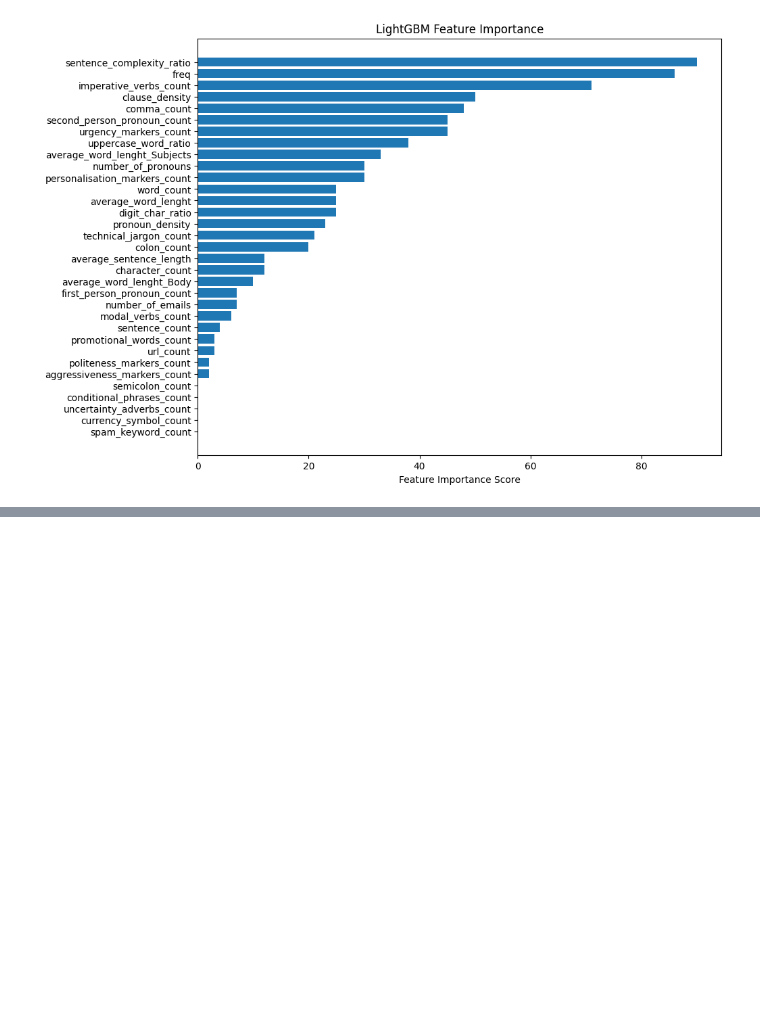
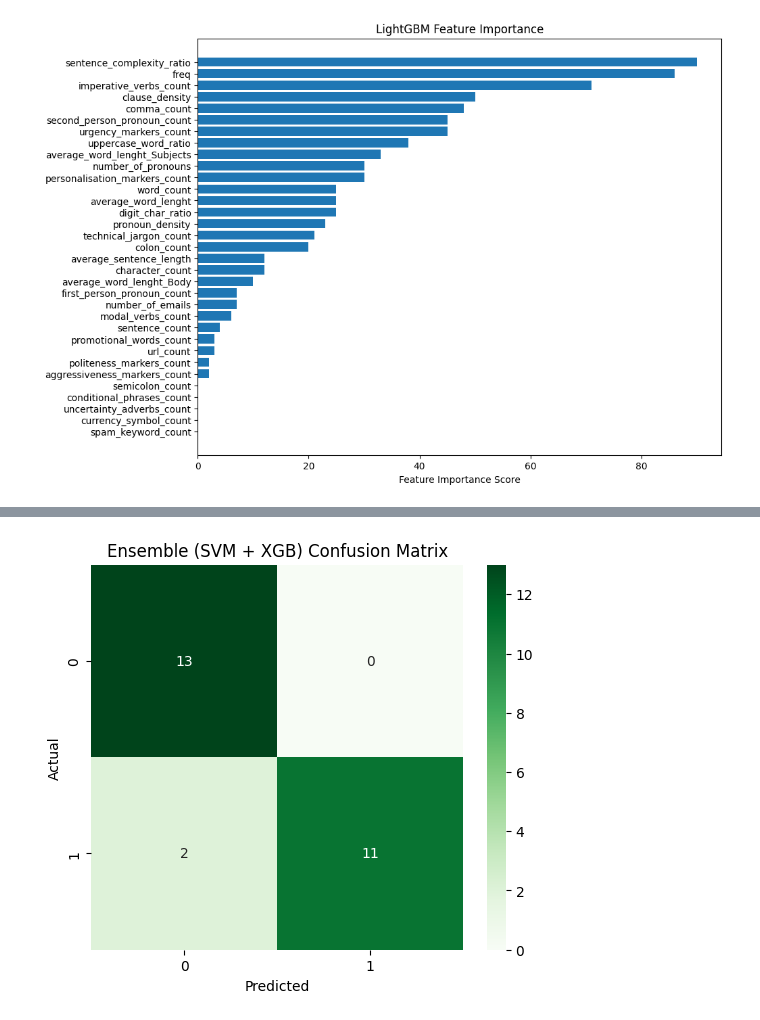
Before and after one commit to Keeta-Kimila/classification-model-that-email-between-Legitimate-or-Phishing, a Jupyter notebook: source_code/feature_extraction_and_model.ipynb, the cells around one changed output, grey strips where cells are left out. Cells and saved outputs as stored; diff of their text form; code cells hidden in the pictures; blank space fills up the shorter version.

```diff
--- a/source_code/feature_extraction_and_model.ipynb
+++ b/source_code/feature_extraction_and_model.ipynb
@@ -1337,0 +1384,96 @@ plt.show()
+# %%
+import xgboost as xgb
+from sklearn.pipeline import make_pipeline
+from sklearn.preprocessing import StandardScaler
+import joblib
+from sklearn.ensemble import VotingClassifier
+from sklearn.metrics import accuracy_score, classification_report, roc_auc_score, confusion_matrix
+from sklearn.model_selection import train_test_split
+import seaborn as sns
+import matplotlib.pyplot as plt
+
+X_train = data_train.drop(["label_value","Subject","Body","Label"], axis=1)
+y_train = data_train["label_value"]
+
+X_test = data_test.drop(["label_value","Subject","Body","Label"], axis=1)
+y_test = data_test["label_value"]
+
+
+print("--- Loading Models from Files ---")
+
+# A. Load SVM (It is already a Pipeline: Scaler + SVC)
+try:
+    loaded_svm = joblib.load('svm_pipeline.joblib')
+    print("✅ SVM loaded successfully.")
+except FileNotFoundError:
+    print("❌ Error: 'svm_pipeline.joblib' not found. Run the SVM script first.")
+
+print("--- B. Loading XGBoost ---")
+
+try:
+    # STRATEGY 1: Try loading as a native XGBoost file (The likely fix)
+    # We must create a blank structure first
+    loaded_xgb = xgb.XGBClassifier()
+    loaded_xgb.load_model('xgboost_model.bin')
+
+    # IMPORTANT: Native load does not include scaling.
+    # We MUST wrap it in a pipeline so it matches the SVM's behavior.
+    final_xgb = make_pipeline(StandardScaler(), loaded_xgb)
+
+    print("✅ XGBoost loaded successfully (Native Mode).")
+
+except (xgb.core.XGBoostError, Exception):
+    # STRATEGY 2: If Strategy 1 fails, maybe it WAS a joblib file after all?
+    try:
+        print("⚠️ Native load failed. Trying Joblib...")
+        loaded_obj = joblib.load('xgboost_model.bin')
+
+        # Check if it's already a pipeline
+        if hasattr(loaded_obj, 'named_steps'):
+            final_xgb = loaded_obj
+        else:
+            final_xgb = make_pipeline(StandardScaler(), loaded_obj)
+
+        print("✅ XGBoost loaded successfully (Joblib Mode).")
+
+    except Exception as e:
+        print(f"❌ CRITICAL ERROR: Could not load XGBoost model. \nReason: {e}")
+        # Stop execution if we can't load the model
+        exit()
+
+print("\n--- Training Voting Classifier ---")
+
+# We combine the loaded models
+voting_clf = VotingClassifier(
+    estimators=[
+        ('svm', loaded_svm),
+        ('xgb', final_xgb)
+    ],
+    voting='soft' # Uses probabilities
+)
+
+# IMPORTANT: The VotingClassifier uses the *settings* from the loaded files,
+# but it needs to see the data to learn how to weight the votes properly.
+voting_clf.fit(X_train, y_train)
+
+# ==========================
+# 4. EVALUATE
+# ==========================
+print("\n===== SVM + XGBoost Ensemble Results =====")
+y_pred = voting_clf.predict(X_test)
+y_proba = voting_clf.predict_proba(X_test)[:, 1]
+
+# Metrics
+print(f"Accuracy: {accuracy_score(y_test, y_pred):.4f}")
+print(f"AUC:      {roc_auc_score(y_test, y_proba):.4f}")
+print("\nClassification Report:")
+print(classification_report(y_test, y_pred, digits=4))
+
+# Visual Confusion Matrix
+plt.figure(figsize=(6, 5))
+sns.heatmap(confusion_matrix(y_test, y_pred), annot=True, fmt='d', cmap='Greens')
+plt.title('Ensemble (SVM + XGB) Confusion Matrix')
+plt.xlabel('Predicted')
+plt.ylabel('Actual')
+plt.show()
+# %% [output]
@@ -1337,0 +1500 @@ plt.show()
+[figure, added]
```
Also changed, not shown: parts of 4 cells of this notebook.
